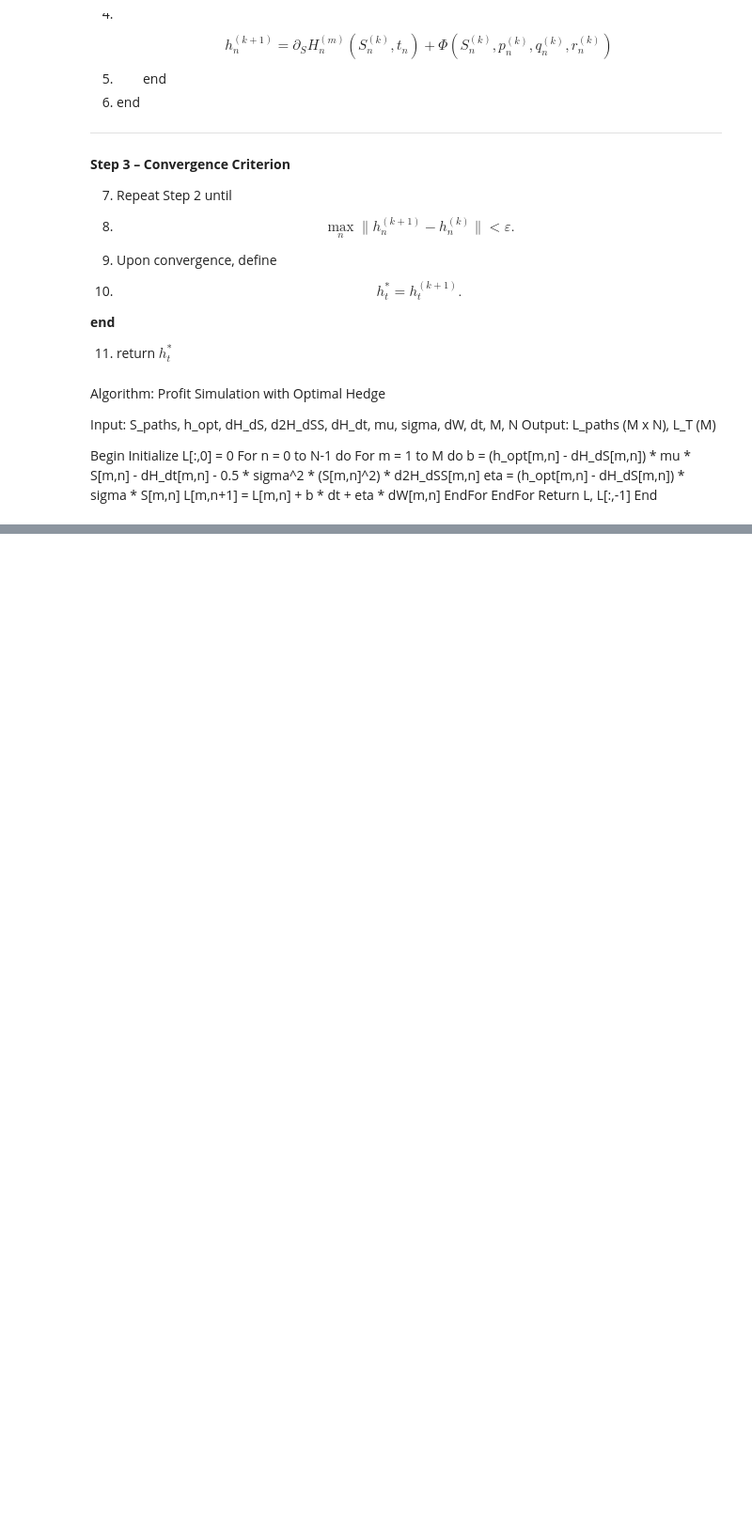
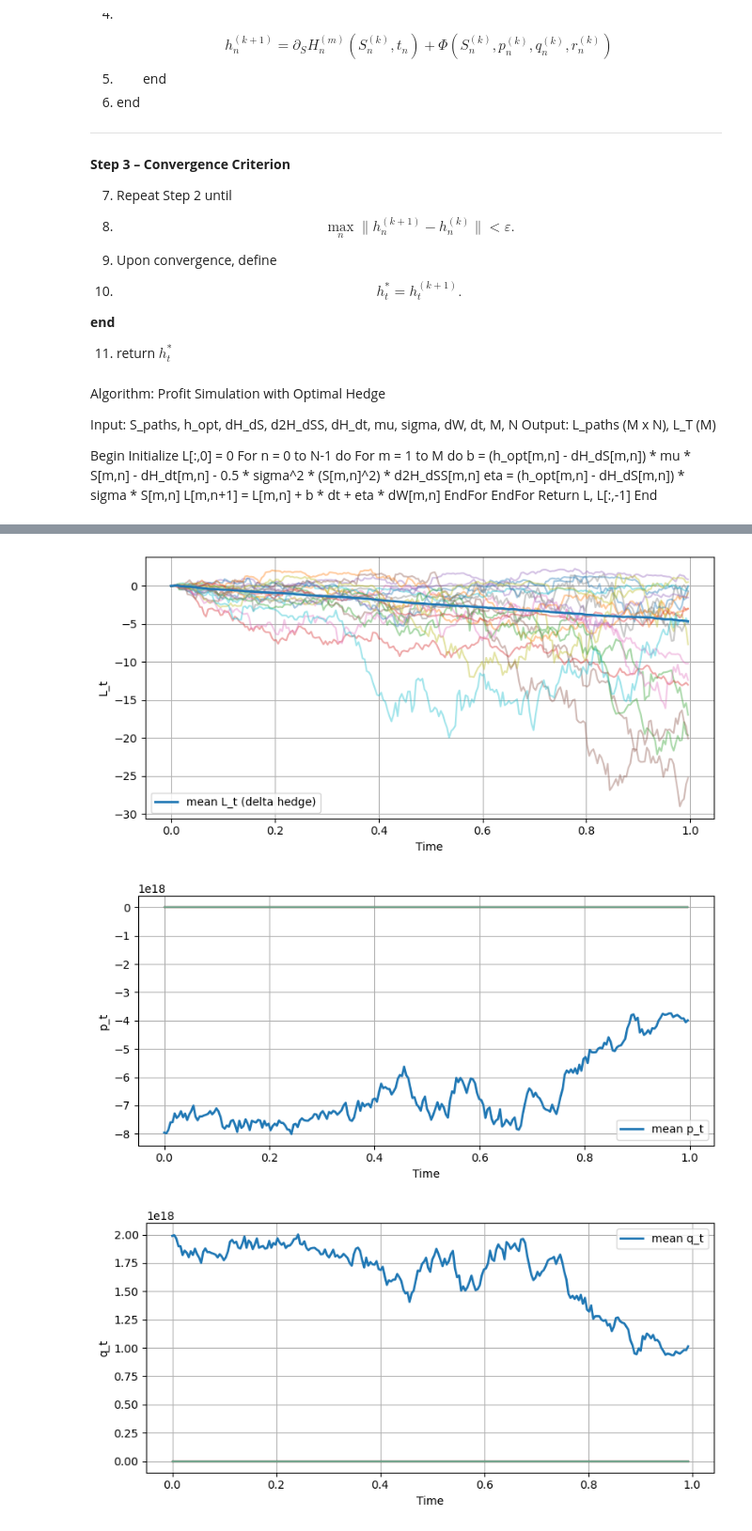
Before and after one commit to JoaoJungblut/Maturity-Risk-for-Variational-Heding, a Jupyter notebook: test_gbm.ipynb, the cells around one changed output, grey strips where cells are left out. Shown at 94% size. Saved outputs shown, nothing was run; the diff lists cells and outputs as text; code cells hidden in the pictures; blank space fills up the shorter version.

```diff
--- a/test_gbm.ipynb
+++ b/test_gbm.ipynb
@@ -432,0 +525,39 @@ np.float64(-3.3697241093284394)
+# %%
+M, N_time = gbm.S_path.shape
+
+# delta hedge inicial: média do delta sobre os caminhos, em cada tempo
+h_init = gbm.dH_dS[:, :-1].mean(axis=0)   # shape (N_time-1,)
+
+# usa delta hedge como controle fixo (sem Picard ainda)
+L_delta = gbm.simulate_L(h_init)
+p_delta, q_delta = gbm.generate_adj(risk_type='ele', a=1.0)
+
+# gráfico do lucro
+t_L = gbm.t0 + np.arange(N_time) * gbm.dt
+plt.figure(figsize=(8, 4))
+for m in range(min(20, M)):
+    plt.plot(t_L, L_delta[m, :], alpha=0.4)
+plt.plot(t_L, L_delta.mean(axis=0), linewidth=2, label="mean L_t (delta hedge)")
+plt.xlabel("Time"); plt.ylabel("L_t"); plt.grid(True); plt.legend()
+plt.tight_layout(); plt.show()
+
+# gráfico de p_t
+plt.figure(figsize=(8, 4))
+for m in range(min(20, M)):
+    plt.plot(t_L, p_delta[m, :], alpha=0.4)
+plt.plot(t_L, p_delta.mean(axis=0), linewidth=2, label="mean p_t")
+plt.xlabel("Time"); plt.ylabel("p_t"); plt.grid(True); plt.legend()
+plt.tight_layout(); plt.show()
+
+# gráfico de q_t
+t_q = gbm.t0 + np.arange(N_time-1) * gbm.dt
+plt.figure(figsize=(8, 4))
+for m in range(min(20, M)):
+    plt.plot(t_q, q_delta[m, :], alpha=0.4)
+plt.plot(t_q, q_delta.mean(axis=0), linewidth=2, label="mean q_t")
+plt.xlabel("Time"); plt.ylabel("q_t"); plt.grid(True); plt.legend()
+plt.tight_layout(); plt.show()
+# %% [output]
+[figure, added]
+[figure, added]
+[figure, added]
```
Also changed, not shown: parts of 9 cells of this notebook, 15 other files.
